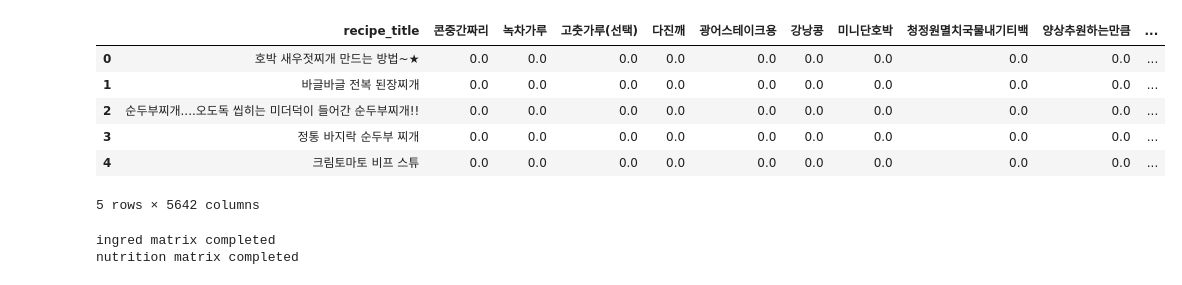
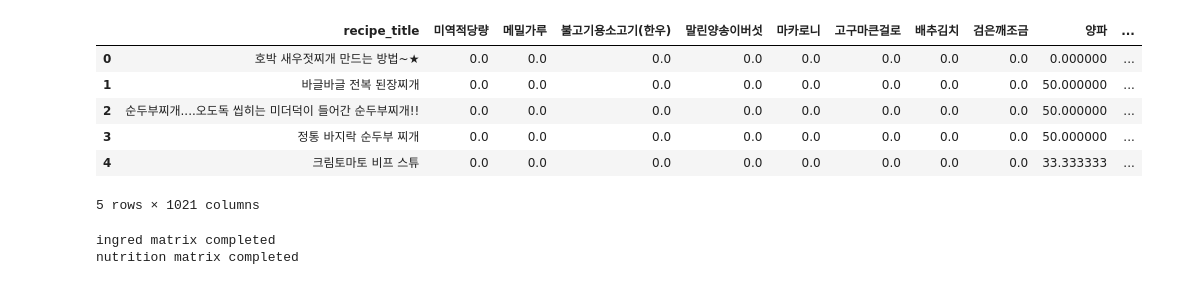
Before and after one commit to kwonhwijun/recipe, a Jupyter notebook: models/hj/test.ipynb, the cells around one changed output. Drawn from its saved outputs; the diff is of its cells as text; code cells hidden in the pictures.

```diff
--- a/models/hj/test.ipynb
+++ b/models/hj/test.ipynb
@@ -1,16 +1,16 @@
 # %%
 import func
 # 1000개의 42초
-raw = func.load_recipe_tiny(5000)
+raw = func.load_recipe_tiny(500)
 data = func.recipe_preprocessing_tiny(raw)
 recipe = func.split_ingredient_tiny(data)
 matrix = func.recipe_food_matrix(recipe)
 matrix.head(5)
 # %% [output]
-|  | recipe_title | 콘중간짜리 | 녹차가루 | 고춧가루(선택) | 다진깨 | 광어스테이크용 | 강낭콩 | 미니단호박 | 청정원멸치국물내기티백 | 양상추원하는만큼 | ... |
-| 0 | 호박 새우젓찌개 만드는 방법~★ | 0.0 | 0.0 | 0.0 | 0.0 | 0.0 | 0.0 | 0.0 | 0.0 | 0.0 | ... |
-| 1 | 바글바글 전복 된장찌개 | 0.0 | 0.0 | 0.0 | 0.0 | 0.0 | 0.0 | 0.0 | 0.0 | 0.0 | ... |
-| 2 | 순두부찌개....오도독 씹히는 미더덕이 들어간 순두부찌개!! | 0.0 | 0.0 | 0.0 | 0.0 | 0.0 | 0.0 | 0.0 | 0.0 | 0.0 | ... |
-| 3 | 정통 바지락 순두부 찌개 | 0.0 | 0.0 | 0.0 | 0.0 | 0.0 | 0.0 | 0.0 | 0.0 | 0.0 | ... |
-| 4 | 크림토마토 비프 스튜 | 0.0 | 0.0 | 0.0 | 0.0 | 0.0 | 0.0 | 0.0 | 0.0 | 0.0 | ... |
+|  | recipe_title | 미역적당량 | 메밀가루 | 불고기용소고기(한우) | 말린양송이버섯 | 마카로니 | 고구마큰걸로 | 배추김치 | 검은깨조금 | 양파 | ... |
+| 0 | 호박 새우젓찌개 만드는 방법~★ | 0.0 | 0.0 | 0.0 | 0.0 | 0.0 | 0.0 | 0.0 | 0.0 | 0.000000 | ... |
+| 1 | 바글바글 전복 된장찌개 | 0.0 | 0.0 | 0.0 | 0.0 | 0.0 | 0.0 | 0.0 | 0.0 | 50.000000 | ... |
+| 2 | 순두부찌개....오도독 씹히는 미더덕이 들어간 순두부찌개!! | 0.0 | 0.0 | 0.0 | 0.0 | 0.0 | 0.0 | 0.0 | 0.0 | 50.000000 | ... |
+| 3 | 정통 바지락 순두부 찌개 | 0.0 | 0.0 | 0.0 | 0.0 | 0.0 | 0.0 | 0.0 | 0.0 | 50.000000 | ... |
+| 4 | 크림토마토 비프 스튜 | 0.0 | 0.0 | 0.0 | 0.0 | 0.0 | 0.0 | 0.0 | 0.0 | 33.333333 | ... |
-5 rows × 5642 columns
+5 rows × 1021 columns
```
Also changed, not shown: parts of 1 cell of this notebook, 17 other files.
